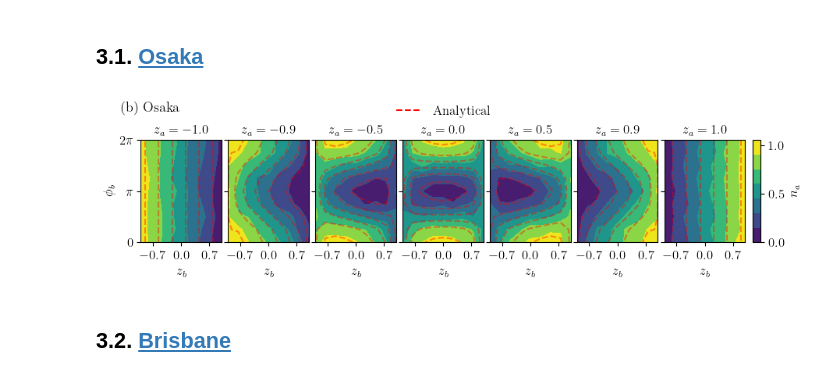
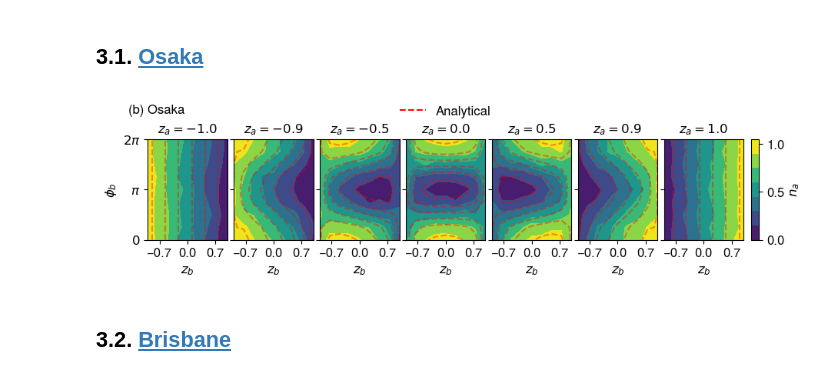
Before and after one commit to lucas-tsunaki/quantum-token, a Jupyter notebook: 03_na.ipynb, the cells around one changed output. Saved outputs shown, nothing was run; the diff lists cells and outputs as text; code cells hidden in the pictures.

```diff
--- a/03_na.ipynb
+++ b/03_na.ipynb
@@ -24,7 +24,10 @@ In this notebook, I measure the number of qubits in a quantum token which are me
 # %%
 import numpy as np
 import matplotlib.pyplot as plt
-plt.rcParams.update({'font.size': 12, "text.usetex": True, "font.family": "cmr"})
+import matplotlib.font_manager as fm
+font_path = '/usr/share/fonts/tex-gyre/texgyreheros-regular.otf'
+fm.fontManager.addfont(font_path)
+plt.rcParams.update({'font.size': 12, 'font.family': 'TeX Gyre Heros'})
 
 # definition of constants
 z_a = np.array([-1, -.9, -.5, 0, .5, .9, 1])
@@ -228,35 +231,35 @@ for itr_za in range(7):
 # %%
 fig, axs = plt.subplots(1, 7, figsize=(10, 1.7), sharey=True, sharex=True)
 
 axs[0].set_xlabel(r'$z_b$')
 # axs[0].set_xlim(-1, 1)
 axs[0].set_ylim(0, 2*np.pi)
 axs[0].set_ylabel(r'$\phi_b$')
 axs[0].set_yticks([0, np.pi, 2*np.pi], [r'$0$', r'$\pi$', r'$2\pi$'])
 axs[0].set_xticks([-.7, 0, .7])
 
 for itr in range(7):
     axs[itr].contourf(z_b, phi_b, na_osaka[itr][:,2].reshape(9, 9)/300, cmap='viridis', vmin=0, vmax=1)
     axs[itr].contour(z_b, phi_b, np.array([[na_analytical(np.arccos(a), np.arccos(z_a[itr]), b, 0, 0.8959943586043012) for a in z_b] for b in phi_b]).reshape(9,9), vmin=0, vmax=1, colors='r', alpha=.4, linestyles='dashed', levels=5
                      )
     axs[itr].set_xlabel(r'$z_b$')
     axs[itr].set_title(f'$z_a={z_a[itr]}$', fontsize=12)
 
 cbar_ax = fig.add_axes([.91, 0.11, .01, .77])
 cbar = fig.colorbar(fig.axes[-1].contourf(z_b, phi_b, na_osaka[0][:,2].reshape(9, 9)/300, cmap='viridis', vmin=0, vmax=1),
                     cax=cbar_ax,
                     label=r'$n_a$',
                     ticks=[0, .5, 1]
                     )
-fig.suptitle('(b) Osaka', fontsize=13, va='top', x=0.1, y=1.17, ha='left')
+fig.suptitle('(b) Osaka', fontsize=12, va='top', x=0.1, y=1.15, ha='left')
 fig.subplots_adjust(wspace=.08)
 
 axs[3].plot([0], [0], label='Analytical', color='r', linestyle='dashed')
-axs[3].legend(loc='upper center', fontsize=12, bbox_to_anchor=(0.5, 1.45), frameon=False)
+axs[3].legend(loc='upper center', bbox_to_anchor=(0.5, 1.45), frameon=False)
 
 fig.savefig('./figures/na_osaka.pdf', bbox_inches='tight', transparent=True)
 # %% [output]
-[figure, old version]
+[figure, new version]
 # %% [markdown]
 ## 3.2. <a id='toc3_2_'></a>[Brisbane](#toc0_)
 # %% [markdown]
```
Also changed, not shown: parts of 6 cells of this notebook, 17 other files.
